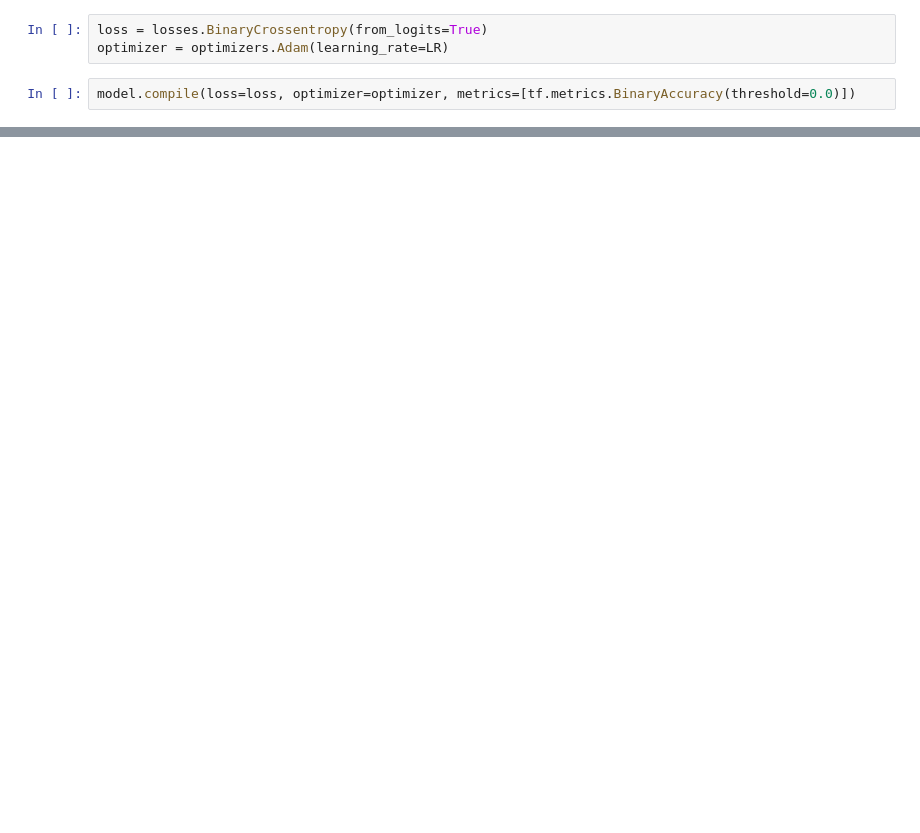
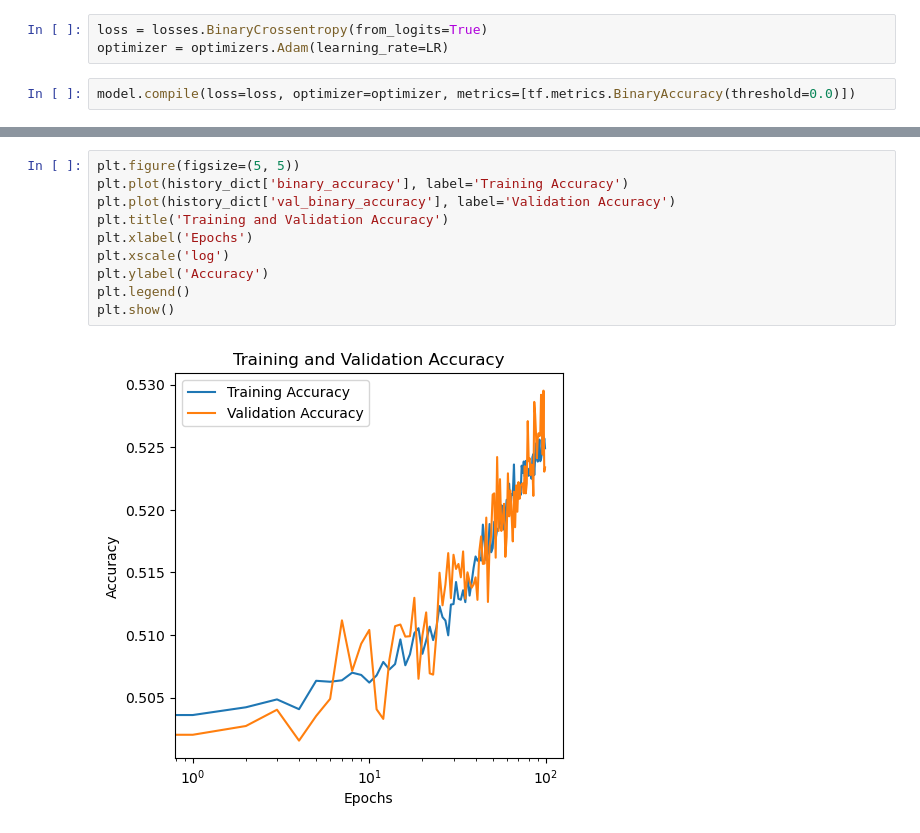
Before and after one commit to fqhd/WinPredictor, a Jupyter notebook: win_predictor.ipynb, the cells around one changed output, grey strips where cells are left out. Saved outputs shown, nothing was run; the diff lists cells and outputs as text; blank space fills up the shorter version.

```diff
--- a/win_predictor.ipynb
+++ b/win_predictor.ipynb
@@ -136,0 +162,12 @@ X = next(iter(train))
+# %%
+plt.figure(figsize=(5, 5))
+plt.plot(history_dict['binary_accuracy'], label='Training Accuracy')
+plt.plot(history_dict['val_binary_accuracy'], label='Validation Accuracy')
+plt.title('Training and Validation Accuracy')
+plt.xlabel('Epochs')
+plt.xscale('log')
+plt.ylabel('Accuracy')
+plt.legend()
+plt.show()
+# %% [output]
+[figure, added]
```
Also changed, not shown: parts of 12 cells of this notebook, 1 other file.
